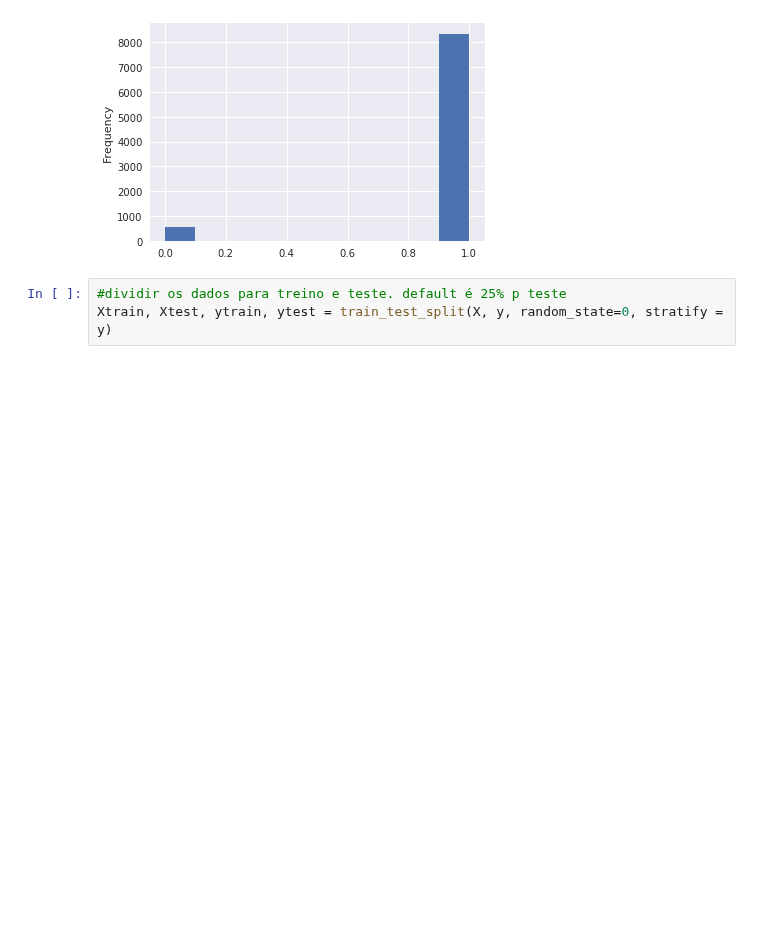
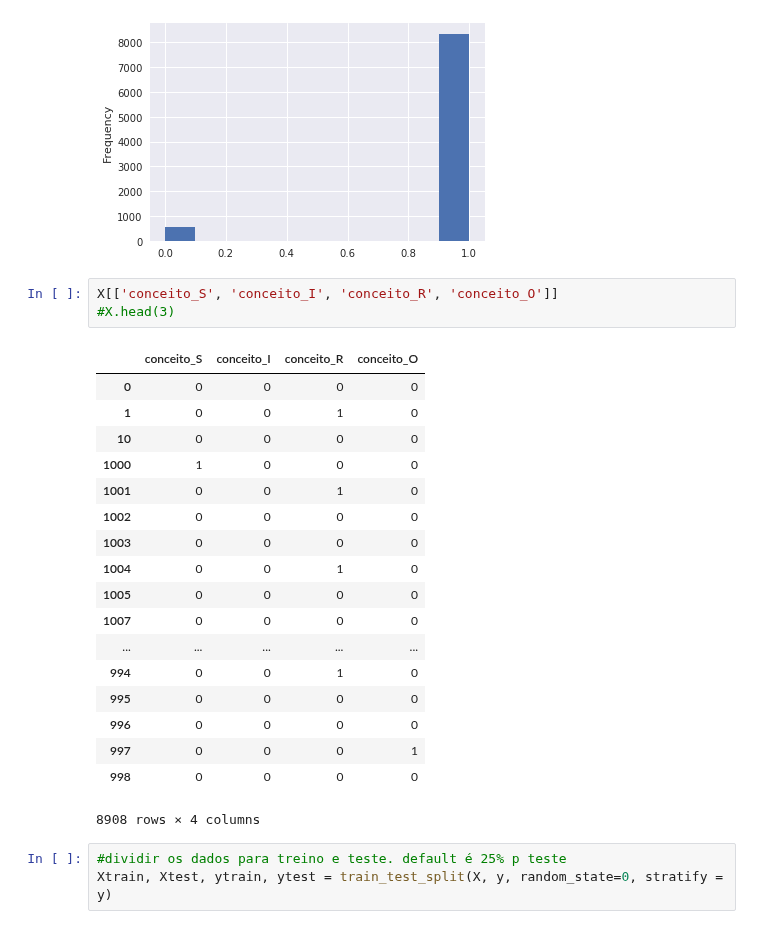
Before and after one commit to tmedeirosb/modelo_ifrn_integrado, a Jupyter notebook: versao_2/workflow_aprendizado_RF.ipynb, the cells around one changed output. Drawn from its saved outputs; the diff is of its cells as text; blank space fills up the shorter version.

```diff
--- a/versao_2/workflow_aprendizado_RF.ipynb
+++ b/versao_2/workflow_aprendizado_RF.ipynb
@@ -279,6 +279,28 @@ memory usage: 2.1 MB
 None
 <matplotlib.axes._subplots.AxesSubplot at 0x...>
 [figure]
+# %%
+X[['conceito_S', 'conceito_I', 'conceito_R', 'conceito_O']]
+#X.head(3)
+# %% [output]
+|  | conceito_S | conceito_I | conceito_R | conceito_O |
+| 0 | 0 | 0 | 0 | 0 |
+| 1 | 0 | 0 | 1 | 0 |
+| 10 | 0 | 0 | 0 | 0 |
+| 1000 | 1 | 0 | 0 | 0 |
+| 1001 | 0 | 0 | 1 | 0 |
+| 1002 | 0 | 0 | 0 | 0 |
+| 1003 | 0 | 0 | 0 | 0 |
+| 1004 | 0 | 0 | 1 | 0 |
+| 1005 | 0 | 0 | 0 | 0 |
+| 1007 | 0 | 0 | 0 | 0 |
+| ... | ... | ... | ... | ... |
+| 994 | 0 | 0 | 1 | 0 |
+| 995 | 0 | 0 | 0 | 0 |
+| 996 | 0 | 0 | 0 | 0 |
+| 997 | 0 | 0 | 0 | 1 |
+| 998 | 0 | 0 | 0 | 0 |
+8908 rows × 4 columns
 # %%
 #dividir os dados para treino e teste. default é 25% p teste
 Xtrain, Xtest, ytrain, ytest = train_test_split(X, y, random_state=0, stratify = y)
```
Also changed, not shown: 1 other file.
